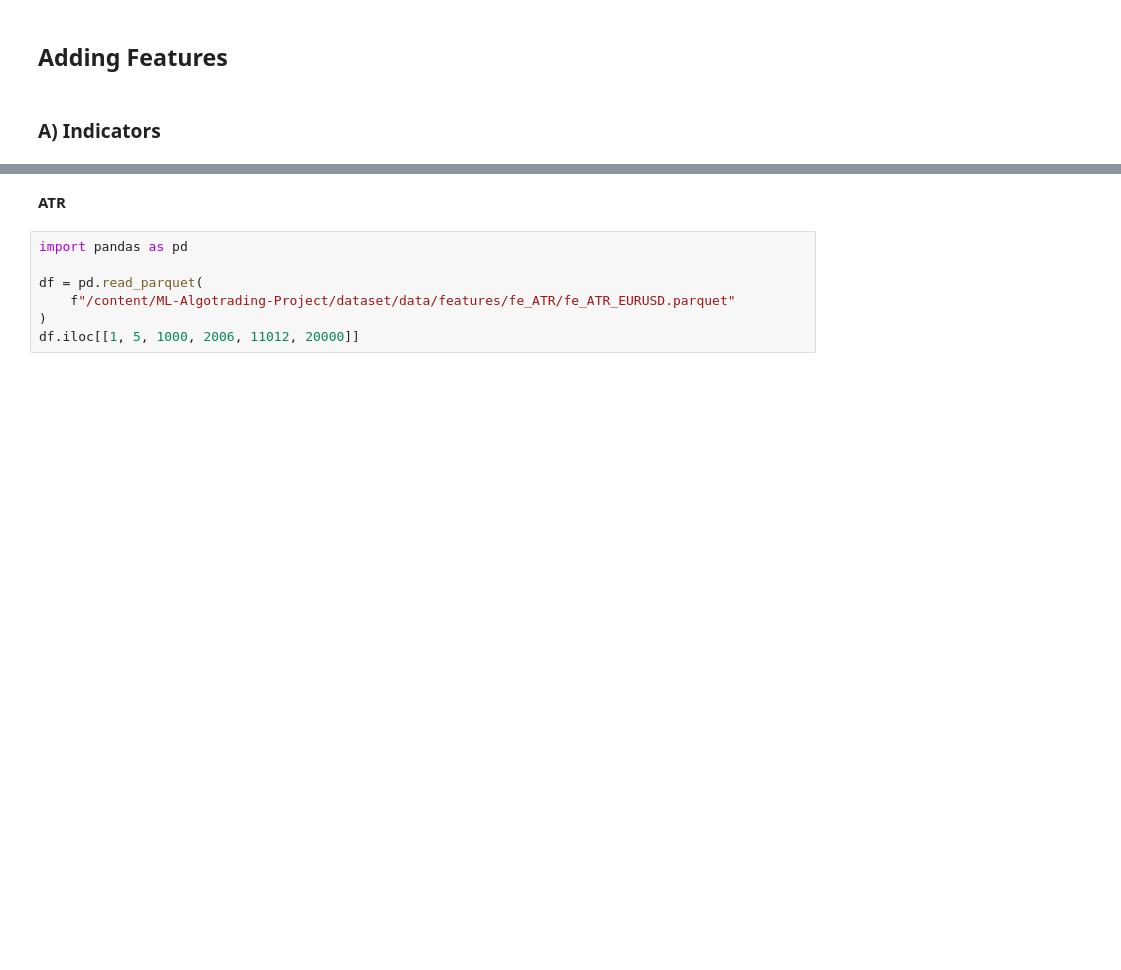
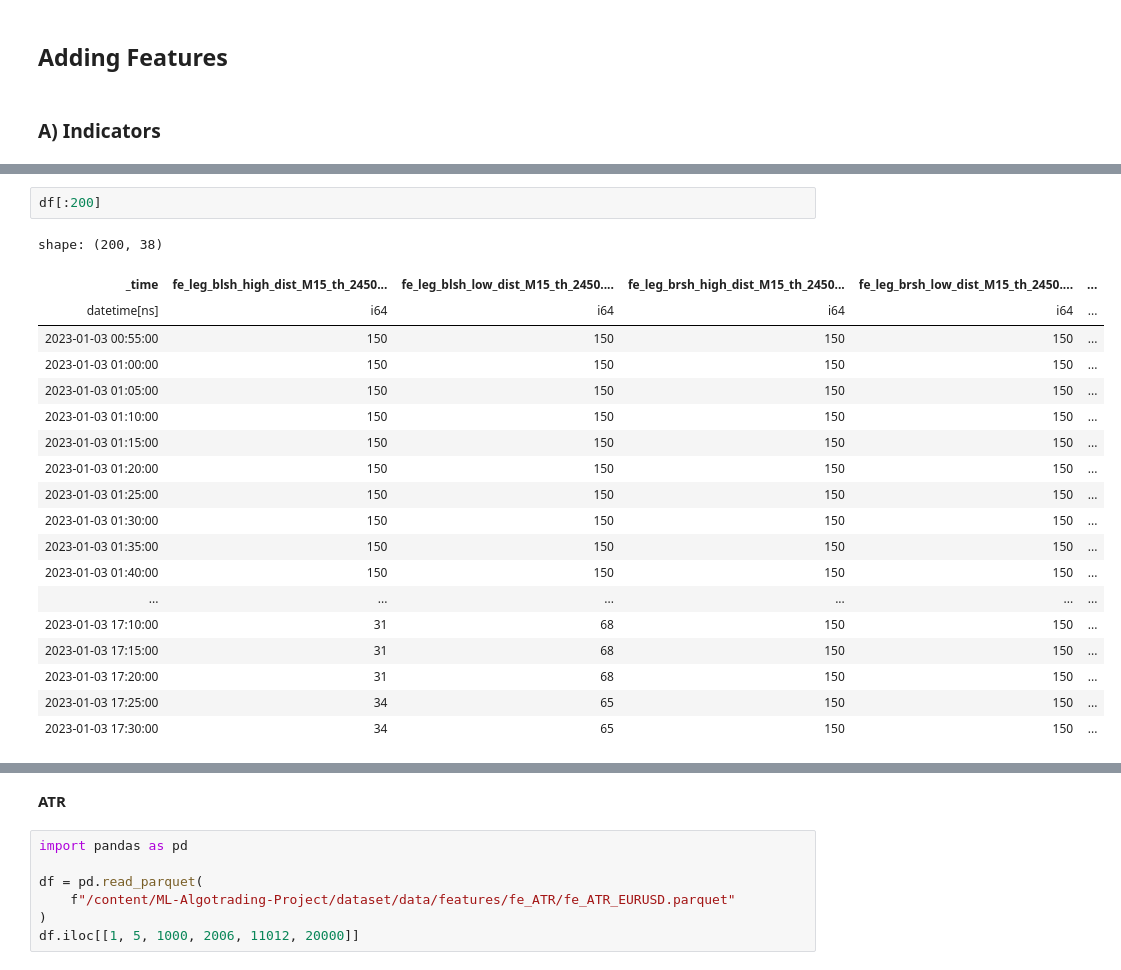
Before and after one commit to Alpha-Hunterss/ML-Algotrading-Project, a Jupyter notebook: algotrading_experiments_colab.ipynb, the cells around one changed output, grey strips where cells are left out. Saved outputs shown, nothing was run; the diff lists cells and outputs as text; blank space fills up the shorter version.

```diff
--- a/algotrading_experiments_colab.ipynb
+++ b/algotrading_experiments_colab.ipynb
@@ -324,0 +424,22 @@ INFO:test run:--> history_indicator_calculator run successfully.
+# %%
+df[:200]
+# %% [output]
+shape: (200, 38)
+| _time | fe_leg_blsh_high_dist_M15_th_2450... | fe_leg_blsh_low_dist_M15_th_2450.... | fe_leg_brsh_high_dist_M15_th_2450... | fe_leg_brsh_low_dist_M15_th_2450.... | ... |
+| datetime[ns] | i64 | i64 | i64 | i64 | ... |
+| 2023-01-03 00:55:00 | 150 | 150 | 150 | 150 | ... |
+| 2023-01-03 01:00:00 | 150 | 150 | 150 | 150 | ... |
+| 2023-01-03 01:05:00 | 150 | 150 | 150 | 150 | ... |
+| 2023-01-03 01:10:00 | 150 | 150 | 150 | 150 | ... |
+| 2023-01-03 01:15:00 | 150 | 150 | 150 | 150 | ... |
+| 2023-01-03 01:20:00 | 150 | 150 | 150 | 150 | ... |
+| 2023-01-03 01:25:00 | 150 | 150 | 150 | 150 | ... |
+| 2023-01-03 01:30:00 | 150 | 150 | 150 | 150 | ... |
+| 2023-01-03 01:35:00 | 150 | 150 | 150 | 150 | ... |
+| 2023-01-03 01:40:00 | 150 | 150 | 150 | 150 | ... |
+| ... | ... | ... | ... | ... | ... |
+| 2023-01-03 17:10:00 | 31 | 68 | 150 | 150 | ... |
+| 2023-01-03 17:15:00 | 31 | 68 | 150 | 150 | ... |
+| 2023-01-03 17:20:00 | 31 | 68 | 150 | 150 | ... |
+| 2023-01-03 17:25:00 | 34 | 65 | 150 | 150 | ... |
+| 2023-01-03 17:30:00 | 34 | 65 | 150 | 150 | ... |
```
Also changed, not shown: parts of 29 cells of this notebook, 1 other file.
